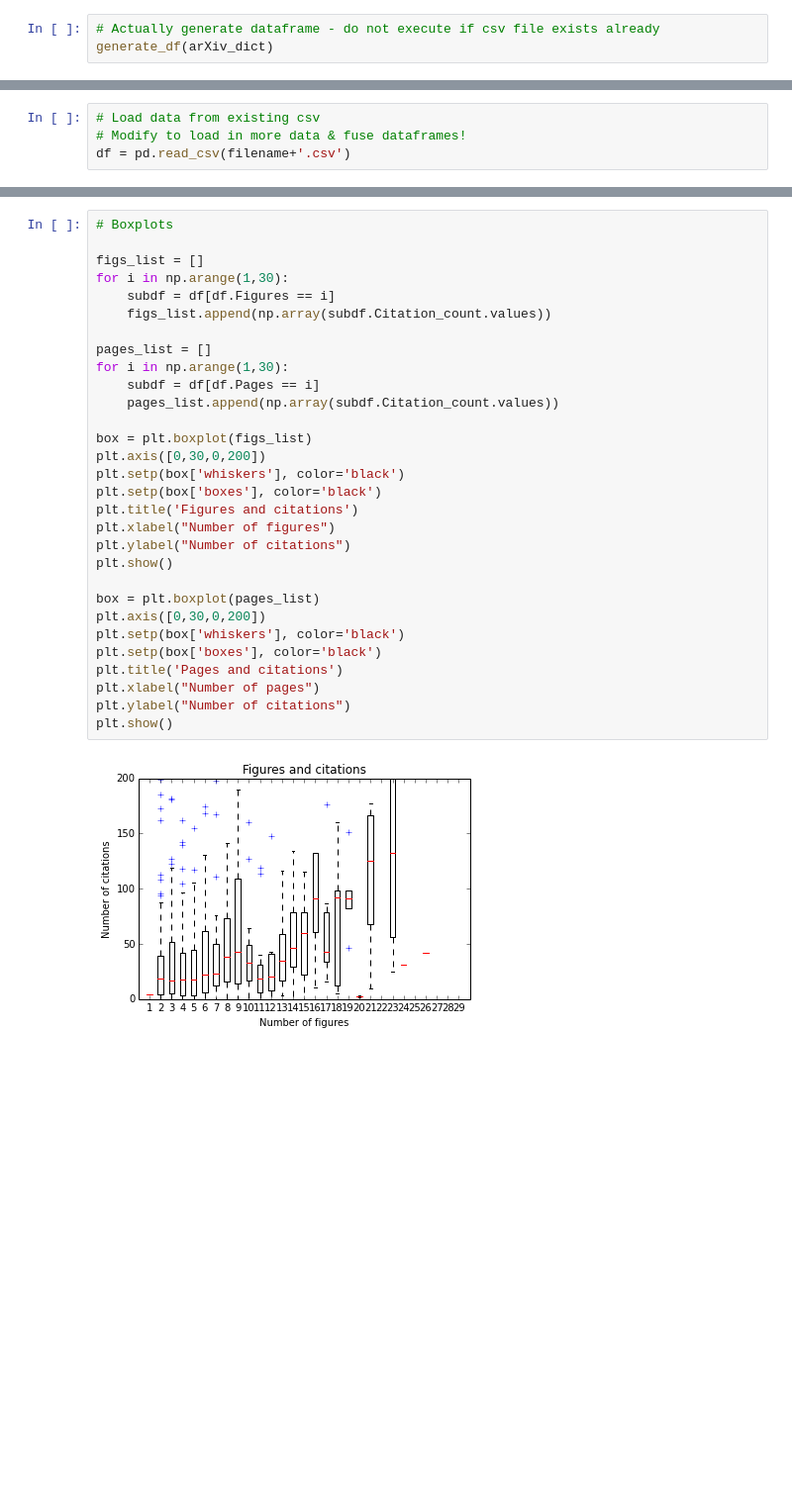
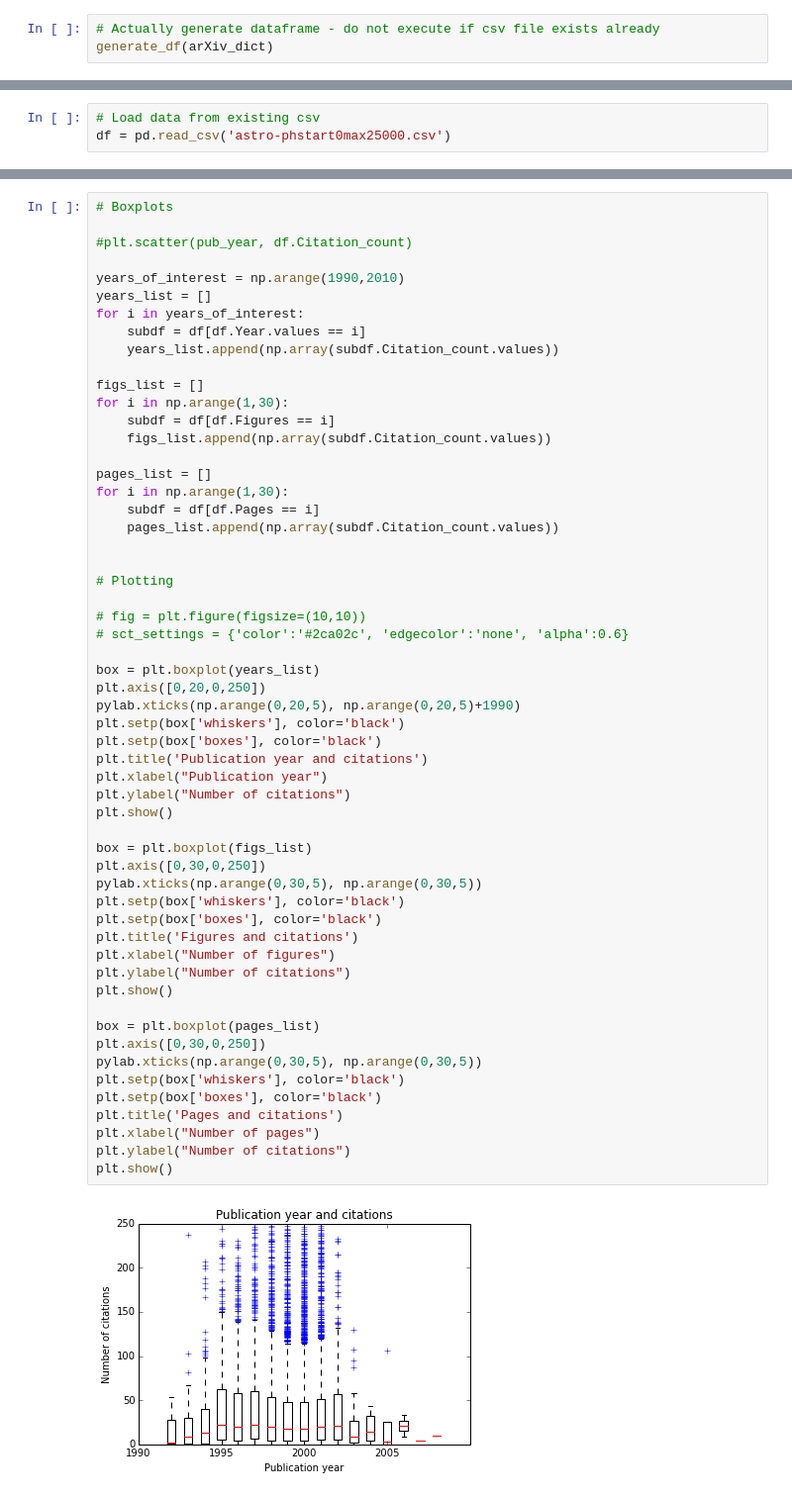
Before and after one commit to ahuja0007/team_citation, a Jupyter notebook: ADS_joined_explore.ipynb, the cells around one changed output, grey strips where cells are left out. Shown at 99% size. Saved outputs shown, nothing was run; the diff lists cells and outputs as text; blank space fills up the shorter version.

```diff
--- a/ADS_joined_explore.ipynb
+++ b/ADS_joined_explore.ipynb
@@ -77,6 +87,5 @@ generate_df(arXiv_dict)
 # %%
 # Load data from existing csv
-# Modify to load in more data & fuse dataframes!
-df = pd.read_csv(filename+'.csv')
+df = pd.read_csv('astro-phstart0max25000.csv')
 # %%
 # Some exploratory data analysis
@@ -147,32 +155,58 @@ plt.show()
 # %%
 # Boxplots
+
+#plt.scatter(pub_year, df.Citation_count)
+
+years_of_interest = np.arange(1990,2010)
+years_list = []
+for i in years_of_interest:
+    subdf = df[df.Year.values == i]
+    years_list.append(np.array(subdf.Citation_count.values))
 
 figs_list = []
 for i in np.arange(1,30):
     subdf = df[df.Figures == i]
     figs_list.append(np.array(subdf.Citation_count.values))
 
 pages_list = []
 for i in np.arange(1,30):
     subdf = df[df.Pages == i]
     pages_list.append(np.array(subdf.Citation_count.values))
 
+
+# Plotting
+
+# fig = plt.figure(figsize=(10,10))
+# sct_settings = {'color':'#2ca02c', 'edgecolor':'none', 'alpha':0.6}
+
+box = plt.boxplot(years_list)
+plt.axis([0,20,0,250])
+pylab.xticks(np.arange(0,20,5), np.arange(0,20,5)+1990)
+plt.setp(box['whiskers'], color='black')
+plt.setp(box['boxes'], color='black')
+plt.title('Publication year and citations')
+plt.xlabel("Publication year")
+plt.ylabel("Number of citations")
+plt.show()
+
 box = plt.boxplot(figs_list)
-plt.axis([0,30,0,200])
+plt.axis([0,30,0,250])
+pylab.xticks(np.arange(0,30,5), np.arange(0,30,5))
 plt.setp(box['whiskers'], color='black')
 plt.setp(box['boxes'], color='black')
 plt.title('Figures and citations')
 plt.xlabel("Number of figures")
 plt.ylabel("Number of citations")
 plt.show()
 
 box = plt.boxplot(pages_list)
-plt.axis([0,30,0,200])
+plt.axis([0,30,0,250])
+pylab.xticks(np.arange(0,30,5), np.arange(0,30,5))
 plt.setp(box['whiskers'], color='black')
 plt.setp(box['boxes'], color='black')
 plt.title('Pages and citations')
 plt.xlabel("Number of pages")
 plt.ylabel("Number of citations")
 plt.show()
 # %% [output]
-[figure, old version]
+[figure, new version]
```
Also changed, not shown: parts of 11 cells of this notebook.
